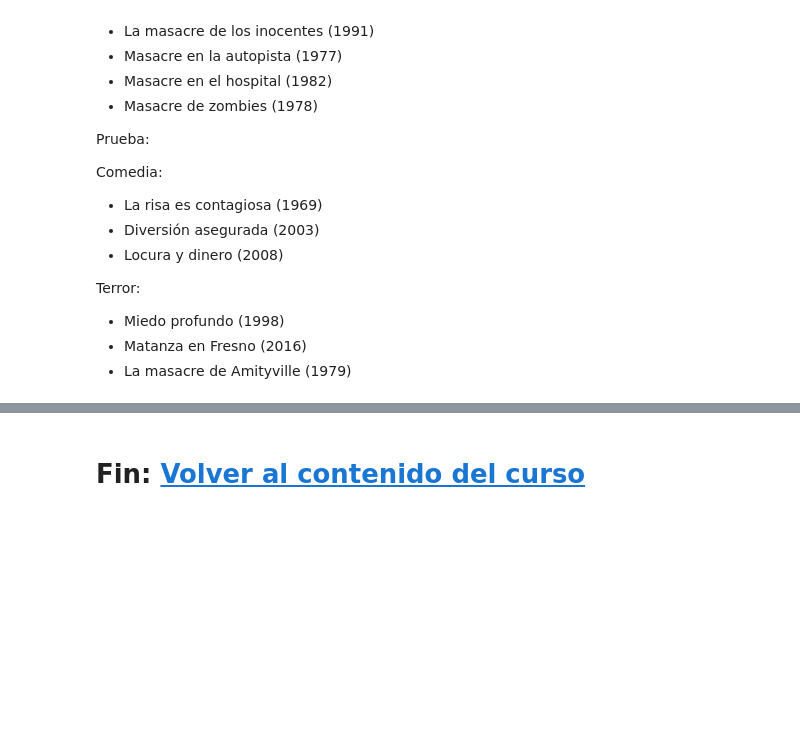
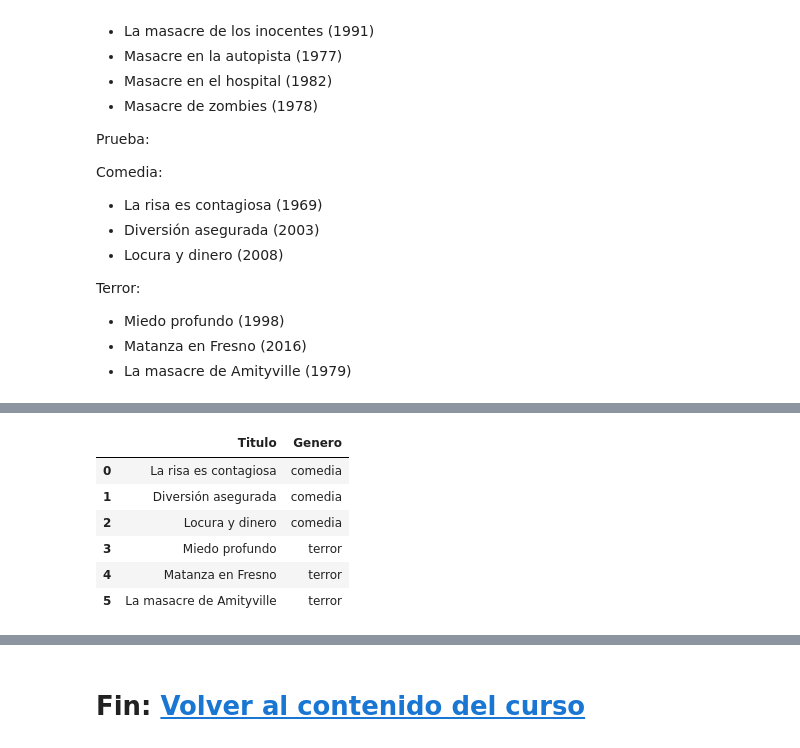
Before and after one commit to amiune/freecodingtour, a Jupyter notebook: cursos/espanol/deeplearning/2_texto_a_vectores.ipynb, the cells around one changed output, grey strips where cells are left out. Cells and saved outputs as stored; diff of their text form; code cells hidden in the pictures; blank space fills up the shorter version.

```diff
--- a/cursos/espanol/deeplearning/2_texto_a_vectores.ipynb
+++ b/cursos/espanol/deeplearning/2_texto_a_vectores.ipynb
@@ -117,0 +221,13 @@ Terror:
+# %%
+#@title Solucion Ejercicio 1: Paso 3 {display-mode:"form"}
+
+df_test = pd.DataFrame({"Titulo": X_test,"Genero": y_test})
+df_test
+# %% [output]
+|  | Titulo | Genero |
+| 0 | La risa es contagiosa | comedia |
+| 1 | Diversión asegurada | comedia |
+| 2 | Locura y dinero | comedia |
+| 3 | Miedo profundo | terror |
+| 4 | Matanza en Fresno | terror |
+| 5 | La masacre de Amityville | terror |
```
Also changed, not shown: parts of 6 cells of this notebook, 1 other file.
